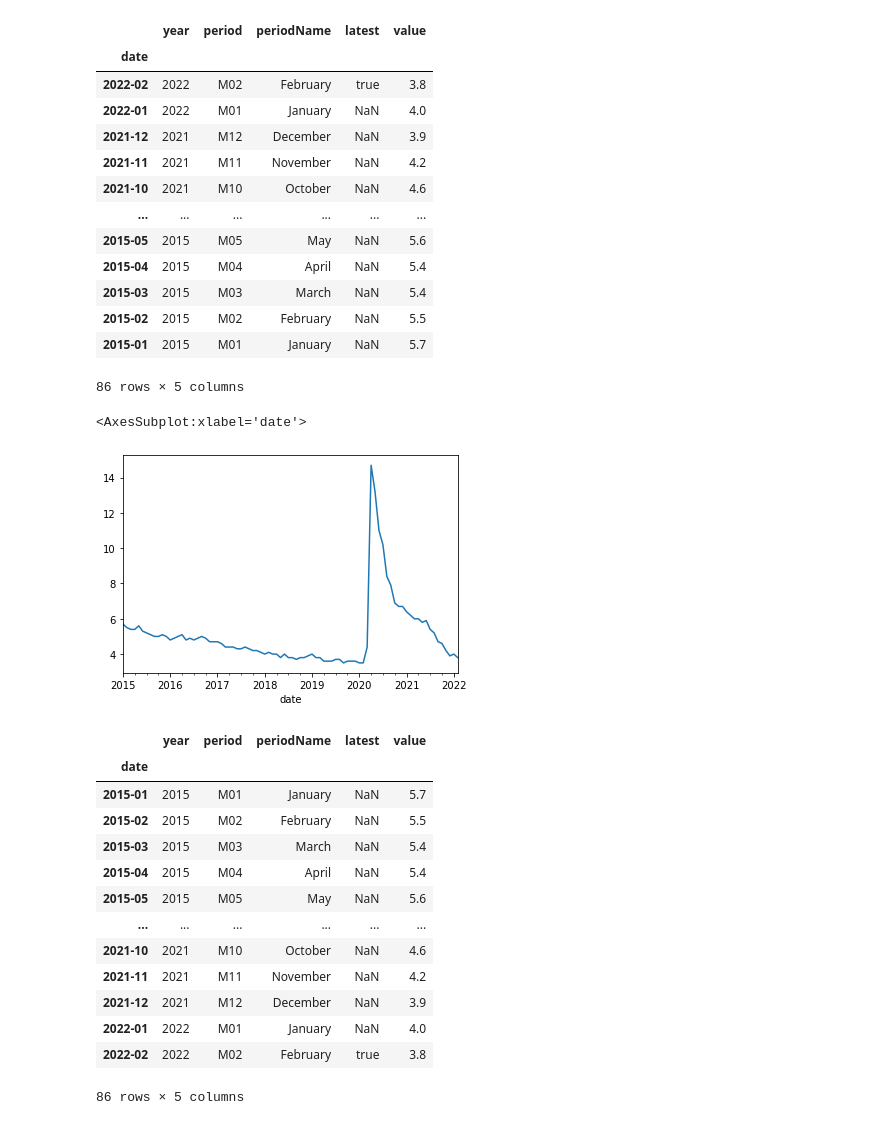
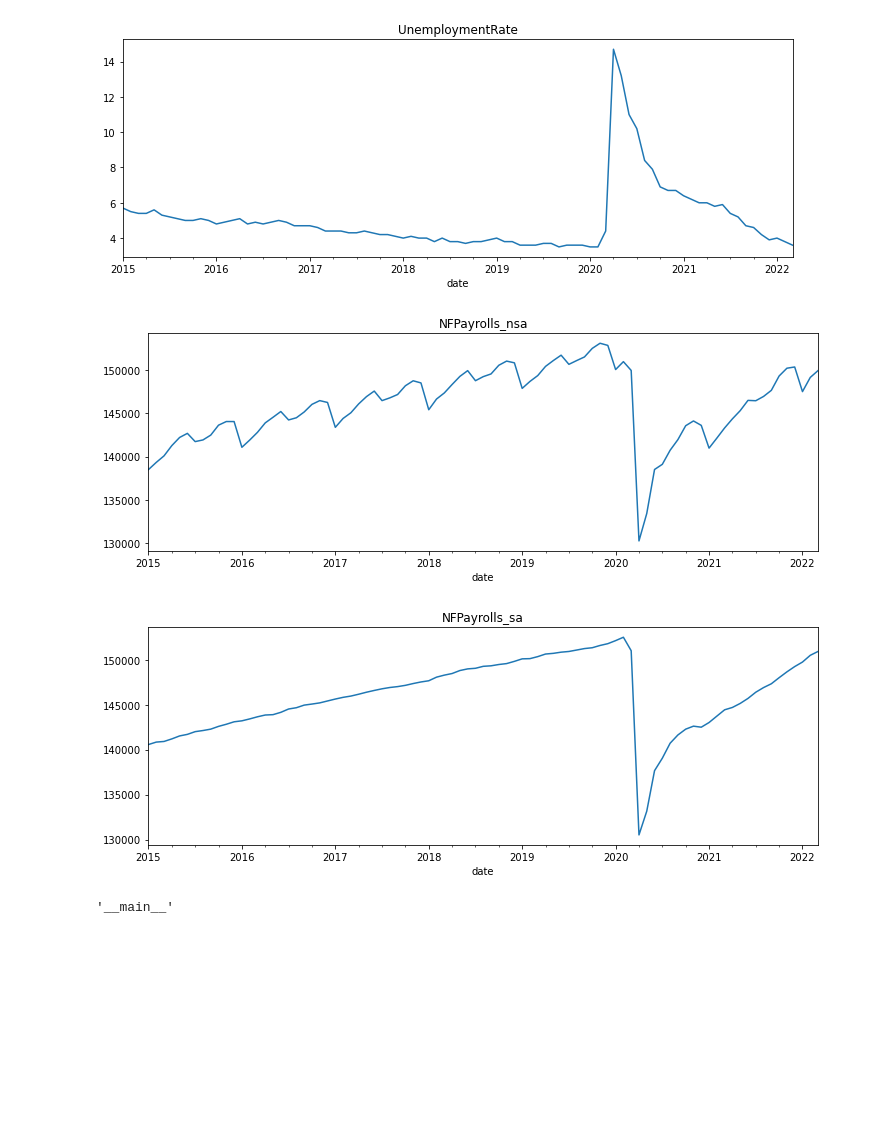
Before and after one commit to jluisjm/Paychex_revenue_forecast, a Jupyter notebook: notebooks/External_data.ipynb, the cells around one changed output. Saved outputs shown, nothing was run; the diff lists cells and outputs as text; code cells hidden in the pictures; blank space fills up the shorter version.

```diff
--- a/notebooks/External_data.ipynb
+++ b/notebooks/External_data.ipynb
@@ -11,3 +8,5 @@ Loaded LNS14000000 data
+# %%
+seriesid = ["LNS14000000", "CEU0000000001", "CES0000000001"]
 # %%
-df
+df = get_bls_data(seriesid)
 # %% [output]
@@ -27,3 +16,5 @@ df
+# %%
+df = df.set_index(pd.DatetimeIndex(df['date'])).drop(columns='date')
 # %%
 df.info()
 # %% [output]
@@ -42,42 +31,13 @@ memory usage: 3.5+ KB
-# %%
-df['date'] = pd.to_datetime(df['year'] + df['periodName'], format="%Y%B").dt.to_period('M')
-df = df.set_index('date')
-# %%
-df
-# %% [output]
-|  | year | period | periodName | latest | value |
-| date |  |  |  |  |  |
-| 2022-02 | 2022 | M02 | February | true | 3.8 |
-| 2022-01 | 2022 | M01 | January | NaN | 4.0 |
-| 2021-12 | 2021 | M12 | December | NaN | 3.9 |
-| 2021-11 | 2021 | M11 | November | NaN | 4.2 |
-| 2021-10 | 2021 | M10 | October | NaN | 4.6 |
-| ... | ... | ... | ... | ... | ... |
-| 2015-05 | 2015 | M05 | May | NaN | 5.6 |
-| 2015-04 | 2015 | M04 | April | NaN | 5.4 |
-| 2015-03 | 2015 | M03 | March | NaN | 5.4 |
-| 2015-02 | 2015 | M02 | February | NaN | 5.5 |
-| 2015-01 | 2015 | M01 | January | NaN | 5.7 |
-86 rows × 5 columns
-# %%
-df.value.plot()
-# %% [output]
-<AxesSubplot:xlabel='date'>
-[figure, removed]
-# %%
-df.sort_index()
-# %% [output]
-|  | year | period | periodName | latest | value |
-| date |  |  |  |  |  |
-| 2015-01 | 2015 | M01 | January | NaN | 5.7 |
-| 2015-02 | 2015 | M02 | February | NaN | 5.5 |
-| 2015-03 | 2015 | M03 | March | NaN | 5.4 |
-| 2015-04 | 2015 | M04 | April | NaN | 5.4 |
-| 2015-05 | 2015 | M05 | May | NaN | 5.6 |
-| ... | ... | ... | ... | ... | ... |
-| 2021-10 | 2021 | M10 | October | NaN | 4.6 |
-| 2021-11 | 2021 | M11 | November | NaN | 4.2 |
-| 2021-12 | 2021 | M12 | December | NaN | 3.9 |
-| 2022-01 | 2022 | M01 | January | NaN | 4.0 |
-| 2022-02 | 2022 | M02 | February | true | 3.8 |
-86 rows × 5 columns
+# %%
+for c in df.columns:
+    fig, ax = plt.subplots(figsize=(12,4))
+    df[c].plot(ax = ax)
+    plt.title(c)
+# %% [output]
+[figure, added]
+[figure, added]
+[figure, added]
+# %%
+__name__
+# %% [output]
+'__main__'
```
Also changed, not shown: parts of 5 cells of this notebook, 5 other files.
